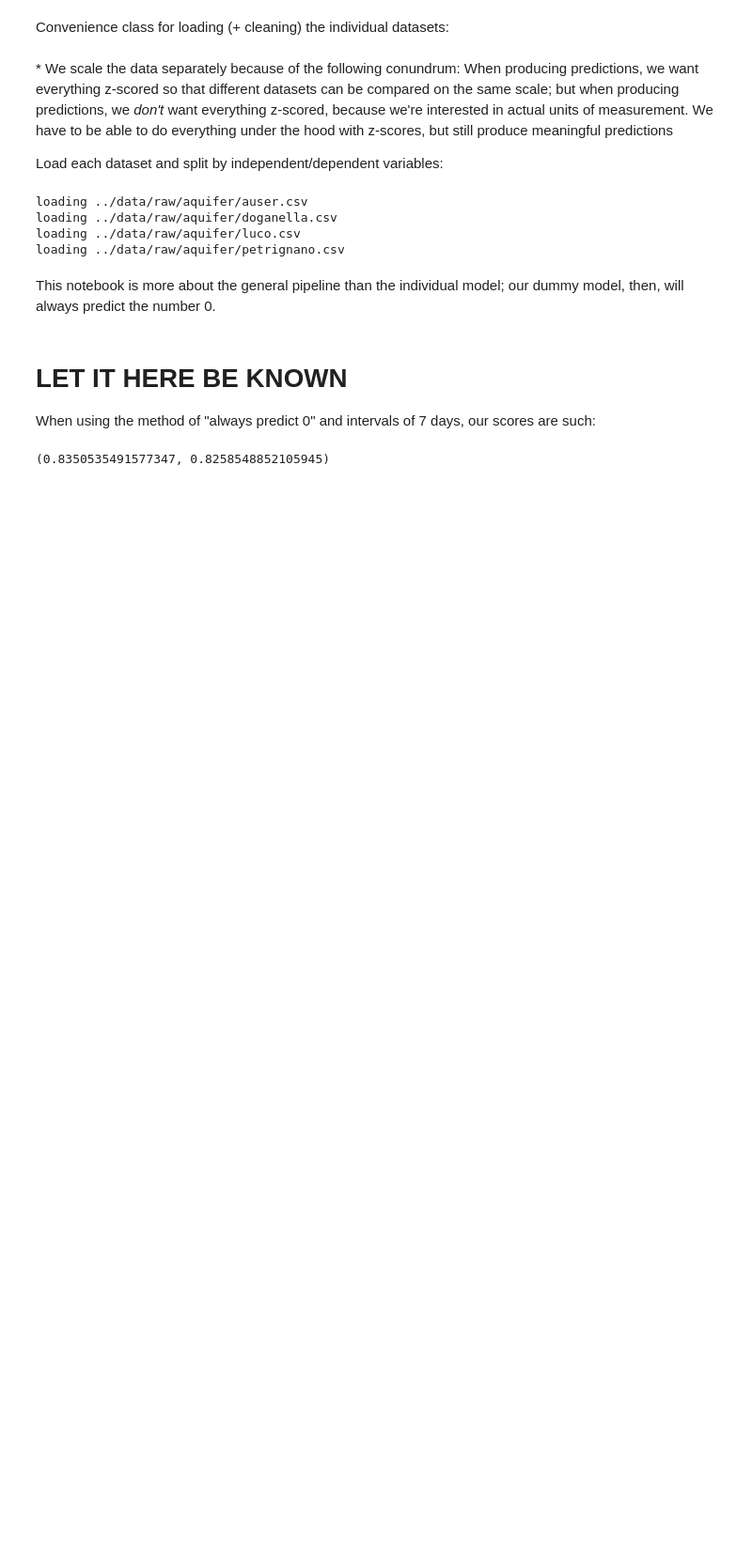
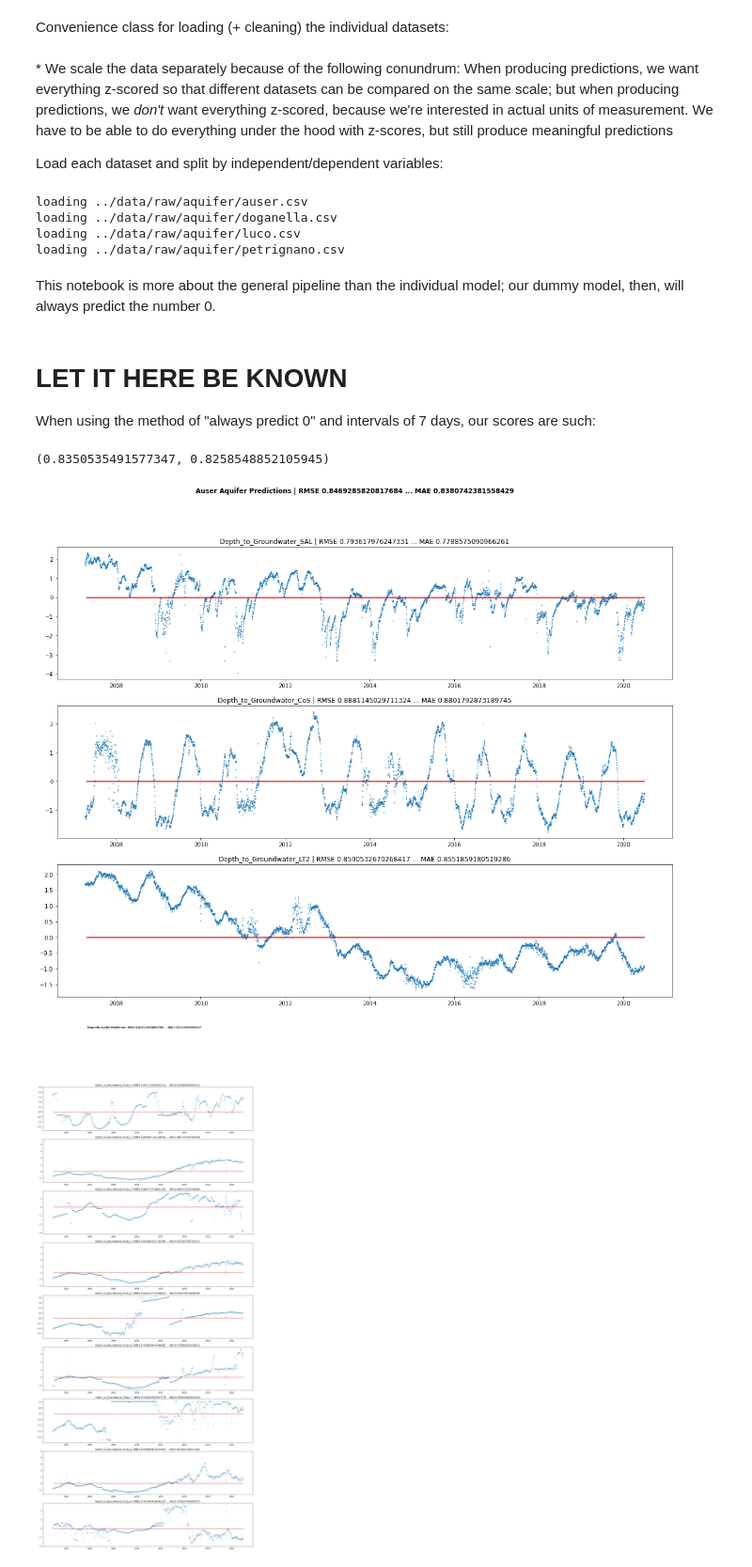
Before and after one commit to cshields143/acea_kaggle, a Jupyter notebook: notebooks/aquifer.ipynb, the cells around one changed output. Shown: that part at 94% size. Drawn from its saved outputs; the diff is of its cells as text; code cells hidden in the pictures; blank space fills up the shorter version.

Commit message:
Finish verbose output of aquifer validation pipeline

```diff
--- a/notebooks/aquifer.ipynb
+++ b/notebooks/aquifer.ipynb
@@ -261,8 +261,9 @@ class HeterogeneousValidation:
             tsv.validate(m)
             self.tsvs.append(tsv)
 
-    def verbose(self):
-        pass
+    def verbose(self, names):
+        for i, body in enumerate(names):
+            self.tsvs[i].plot(body)
 
     def concise(self):
         rmses = [tsv.report()[0]['mean'] for tsv in self.tsvs]
@@ -282,3 +283,8 @@ When using the method of "always predict 0" and intervals of 7 days, our scores
 hv.concise() # RMSE, MAE
 # %% [output]
 (0.8350535491577347, 0.8258548852105945)
+# %%
+hv.verbose(['Auser', 'Doganella', 'Luco', 'Petrignano'])
+# %% [output]
+[figure, added]
+[figure, added]
```
Also changed, not shown: parts of 1 cell of this notebook.
